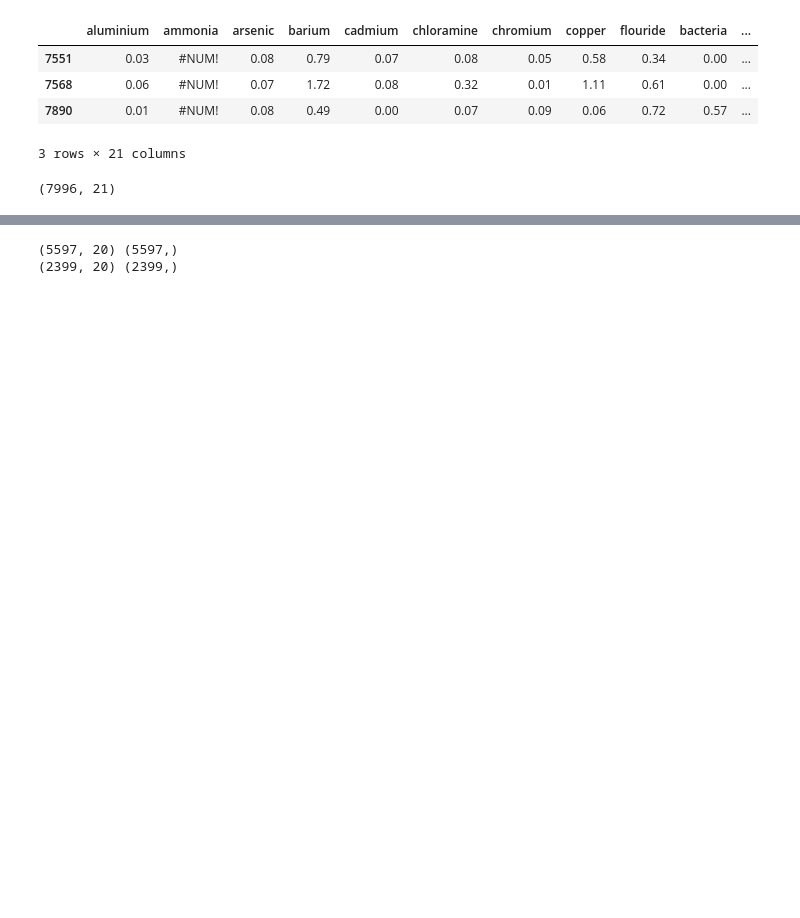
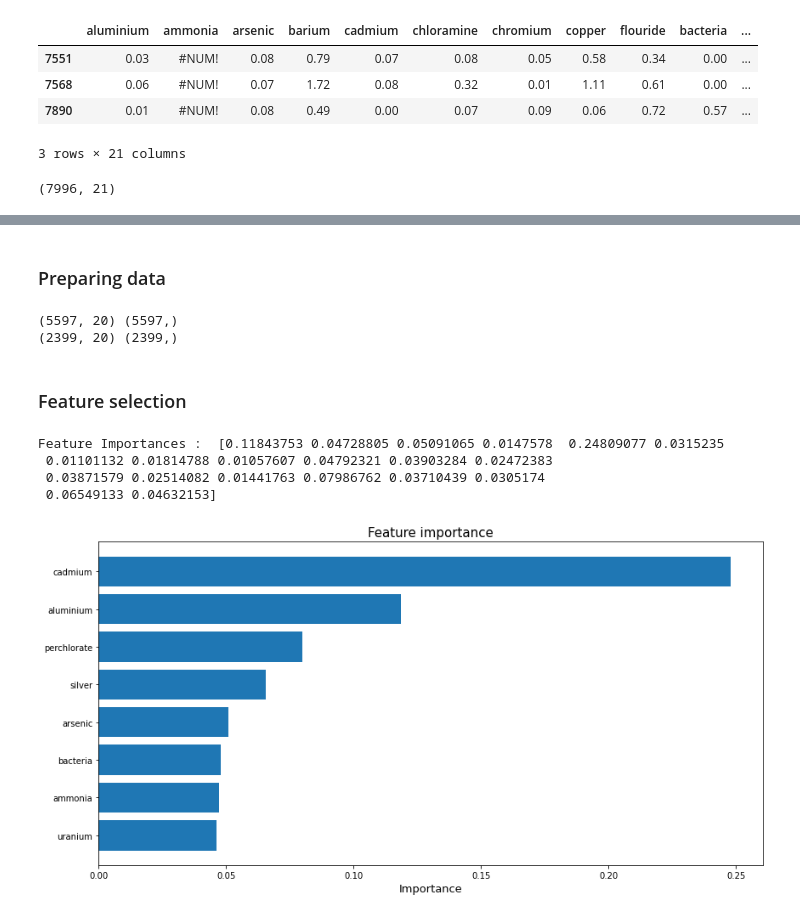
Before and after one commit to mikolaj-halemba/Water-Quality-, a Jupyter notebook: water_quality.ipynb, the cells around one changed output, grey strips where cells are left out. Saved outputs shown, nothing was run; the diff lists cells and outputs as text; code cells hidden in the pictures; blank space fills up the shorter version.

Commit message:
Add new metrics

```diff
--- a/water_quality.ipynb
+++ b/water_quality.ipynb
@@ -153,0 +192,9 @@ plt.show()
+# %%
+cols = df.columns[:-1]
+for col in cols:
+    alpha = 0.05
+    p_value = scipy.stats.normaltest(df[col])[1]
+    if(p_value < alpha):
+        print('For feature \'' + col +'\' null hypothesis can be rejected. Sample DOES NOT come from normal distribution.')
+    else:
+        print('For feature \'' + col +'\' null hypothesis can not be rejected. Sample COMES from normal distribution.')
@@ -201,3 +330,5 @@ sns.countplot(x ='is_safe', data = df);
+# %% [markdown]
+### Preparing data
 # %%
 X  = df.iloc[:,:-1]
 y = df.iloc[:,-1]
@@ -218,0 +342,45 @@ plt.show();
+# %% [markdown]
+### Feature selection
+# %%
+xgb_model = xgb.XGBClassifier(random_state = random_state,eval_metric = "mlogloss")
+xgb_model.fit(X_train, y_train)
+plt.rcParams["figure.figsize"] = (14, 7)
+print("Feature Importances : ", xgb_model.feature_importances_)
+drop_col_index = []
+display_col_name = []
+display_col_value = []
+for i,feature in enumerate(xgb_model.feature_importances_):
+    if feature < 0.04:
+        drop_col_index.append(i)
+    else:
+        display_col_name.append(i)
+        display_col_value.append(feature)
+
+
+X_train=X_train.drop(df.columns[drop_col_index], axis=1)
+X_test=X_test.drop(df.columns[drop_col_index], axis=1)
+
+list_name = []
+for num,col in enumerate(df.columns[:-1]):
+    if num in display_col_name:
+        list_name.append(col)
+sorted_list=list(zip(list_name, display_col_value))
+sorted_list.sort(key=lambda y: y[1])
+
+features_sorted = []
+importance_sorted = []
+
+for i in sorted_list:
+    features_sorted += [i[1]]
+    importance_sorted += [i[0]]
+
+plt.title("Feature importance", fontsize=15)
+plt.xlabel("Importance", fontsize=13)
+importance_sorted
+plt.barh(importance_sorted, features_sorted);
+# %% [output]
+Feature Importances :  [0.11843753 0.04728805 0.05091065 0.0147578  0.24809077 0.0315235
+ 0.01101132 0.01814788 0.01057607 0.04792321 0.03903284 0.02472383
+ 0.03871579 0.02514082 0.01441763 0.07986762 0.03710439 0.0305174
+ 0.06549133 0.04632153]
+[figure, added]
```
Also changed, not shown: parts of 73 cells of this notebook.
